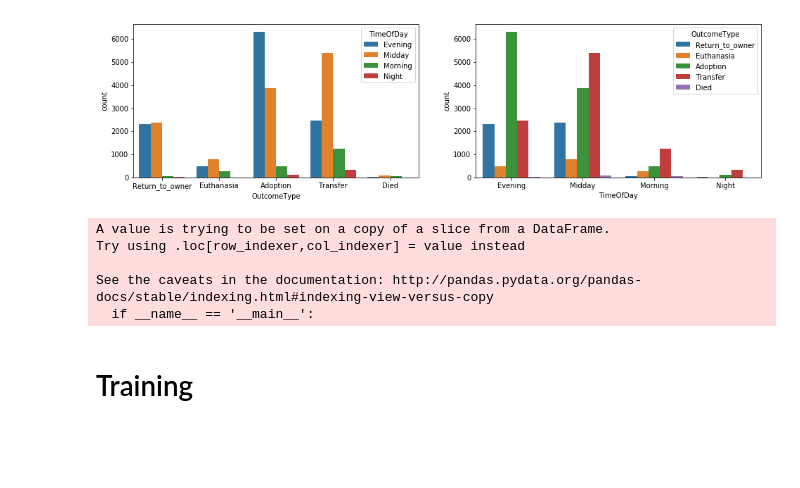
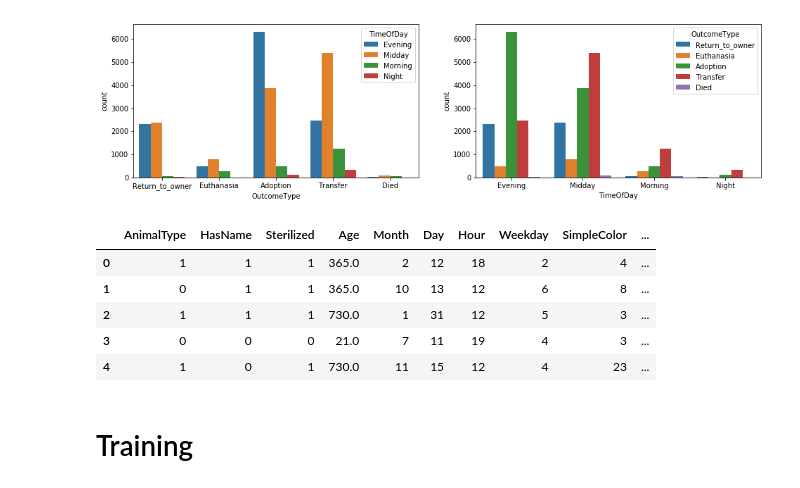
Before and after one commit to sandpiturtle/MLSummerSchool, a Jupyter notebook: 5. Animals.ipynb, the cells around one changed output. Cells and saved outputs as stored; diff of their text form; code cells hidden in the pictures; blank space fills up the shorter version.

```diff
--- a/5. Animals.ipynb
+++ b/5. Animals.ipynb
@@ -201,7 +201,7 @@ y = train['OutcomeType']
 from sklearn.preprocessing import LabelEncoder
 
 encoded = ['AnimalType', 'Sterilized',\
-           'TimeOfDay', 'AgeCategory', 'SimpleColor', 'SimpleBreed'] #'Sex',
+           'SimpleColor', 'SimpleBreed'] #'Sex', 'TimeOfDay', 'AgeCategory',
 encoders = {}
 
 for col in encoded:
@@ -210,12 +210,15 @@ for col in encoded:
     X[col] = e.fit_transform(X[col])
 
 y = LabelEncoder().fit_transform(y)
-# %% [output]
-A value is trying to be set on a copy of a slice from a DataFrame.
-Try using .loc[row_indexer,col_indexer] = value instead
-
-See the caveats in the documentation: http://pandas.pydata.org/pandas-docs/stable/indexing.html#indexing-view-versus-copy
-  if __name__ == '__main__':
+# %%
+X.head()
+# %% [output]
+|  | AnimalType | HasName | Sterilized | Age | Month | Day | Hour | Weekday | SimpleColor | ... |
+| 0 | 1 | 1 | 1 | 365.0 | 2 | 12 | 18 | 2 | 4 | ... |
+| 1 | 0 | 1 | 1 | 365.0 | 10 | 13 | 12 | 6 | 8 | ... |
+| 2 | 1 | 1 | 1 | 730.0 | 1 | 31 | 12 | 5 | 3 | ... |
+| 3 | 0 | 0 | 0 | 21.0 | 7 | 11 | 19 | 4 | 3 | ... |
+| 4 | 1 | 0 | 1 | 730.0 | 11 | 15 | 12 | 4 | 23 | ... |
 # %% [markdown]
 # Training
 # %%
```
Also changed, not shown: parts of 23 cells of this notebook.
